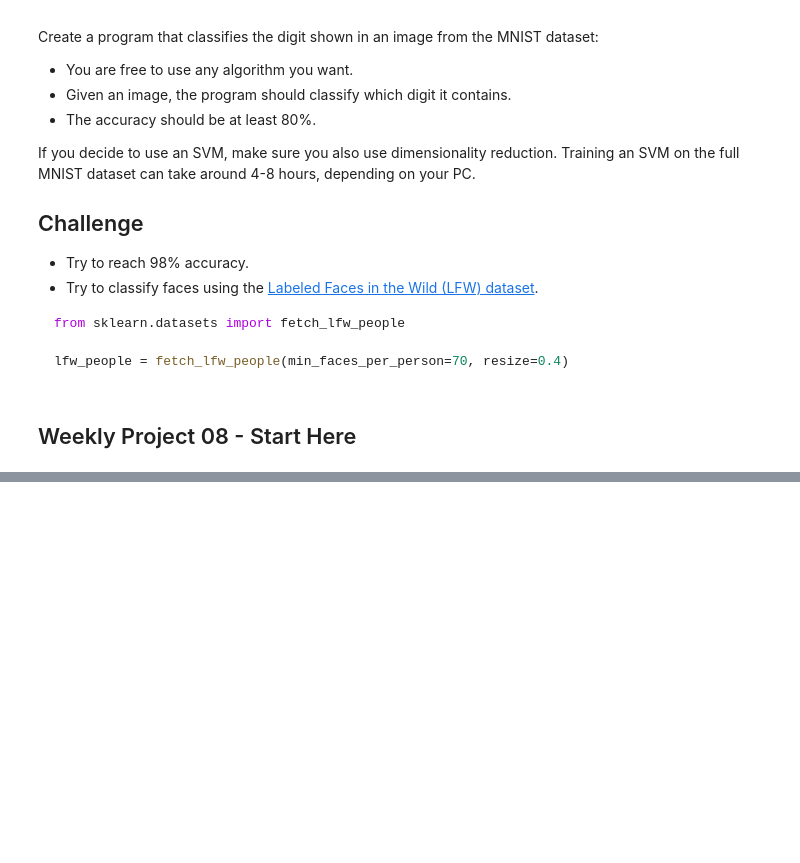
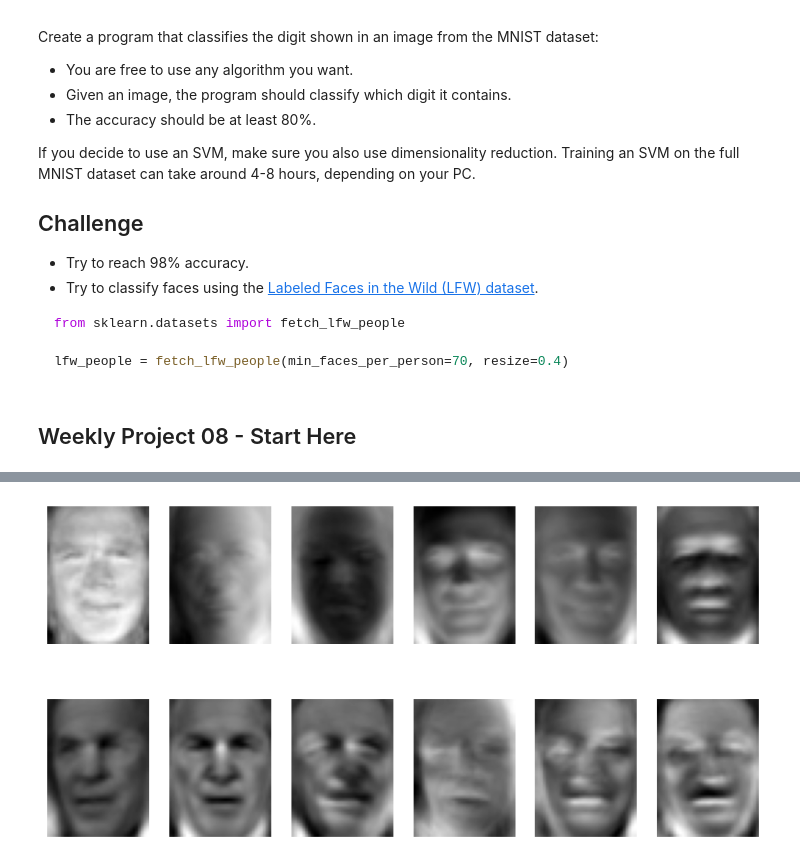
Before and after one commit to chrisd314/34759-perception-autonomous-systems-fall-2026, a Jupyter notebook: 08-weekly-project-classification/08-weekly-project-classification.ipynb, the cells around one changed output, grey strips where cells are left out. Saved outputs shown, nothing was run; the diff lists cells and outputs as text; code cells hidden in the pictures; blank space fills up the shorter version.

```diff
--- a/08-weekly-project-classification/08-weekly-project-classification.ipynb
+++ b/08-weekly-project-classification/08-weekly-project-classification.ipynb
@@ -72,0 +189,15 @@ show_some_digits(images, targets, 12)
+# %%
+from sklearn.datasets import fetch_lfw_people
+from sklearn.model_selection import train_test_split, GridSearchCV
+from sklearn.svm import SVC
+
+lfw_people = fetch_lfw_people(min_faces_per_person=70, resize=0.4)
+
+X_faces = lfw_people.data
+y_faces = lfw_people.target
+names = lfw_people.target_names
+h, w = lfw_people.images.shape[1:]
+
+print("Images:", X_faces.shape, "Image size:", h, "x", w)
+for i, name in enumerate(names):
+    print(name, np.sum(y_faces == i))
@@ -72,0 +213,17 @@ show_some_digits(images, targets, 12)
+# %%
+Xf_train, Xf_test, yf_train, yf_test = train_test_split(X_faces, y_faces, test_size=0.25, random_state=0, stratify=y_faces)
+
+pca_faces = PCA(n_components=150, whiten=True, svd_solver="randomized", random_state=0)
+Xf_train_pca = pca_faces.fit_transform(Xf_train)
+Xf_test_pca = pca_faces.transform(Xf_test)
+
+# first 12 eigenfaces
+eigenfaces = pca_faces.components_.reshape((150, h, w))
+plt.figure(figsize=(10, 5))
+for i in range(12):
+    plt.subplot(2, 6, i + 1)
+    plt.imshow(eigenfaces[i], cmap="gray")
+    plt.axis("off")
+plt.show()
+# %% [output]
+[figure, added]
```
Also changed, not shown: parts of 18 cells of this notebook.
